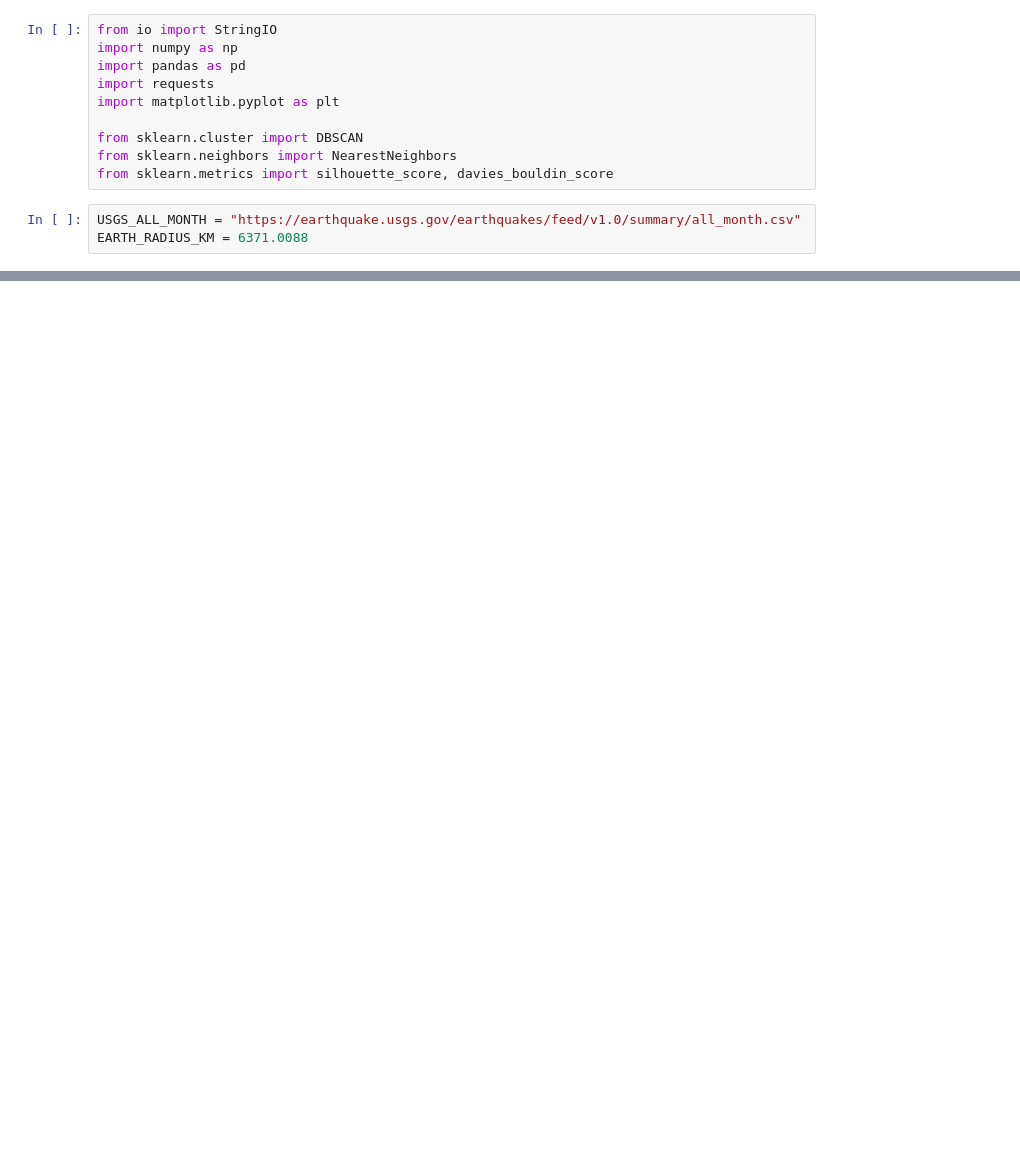
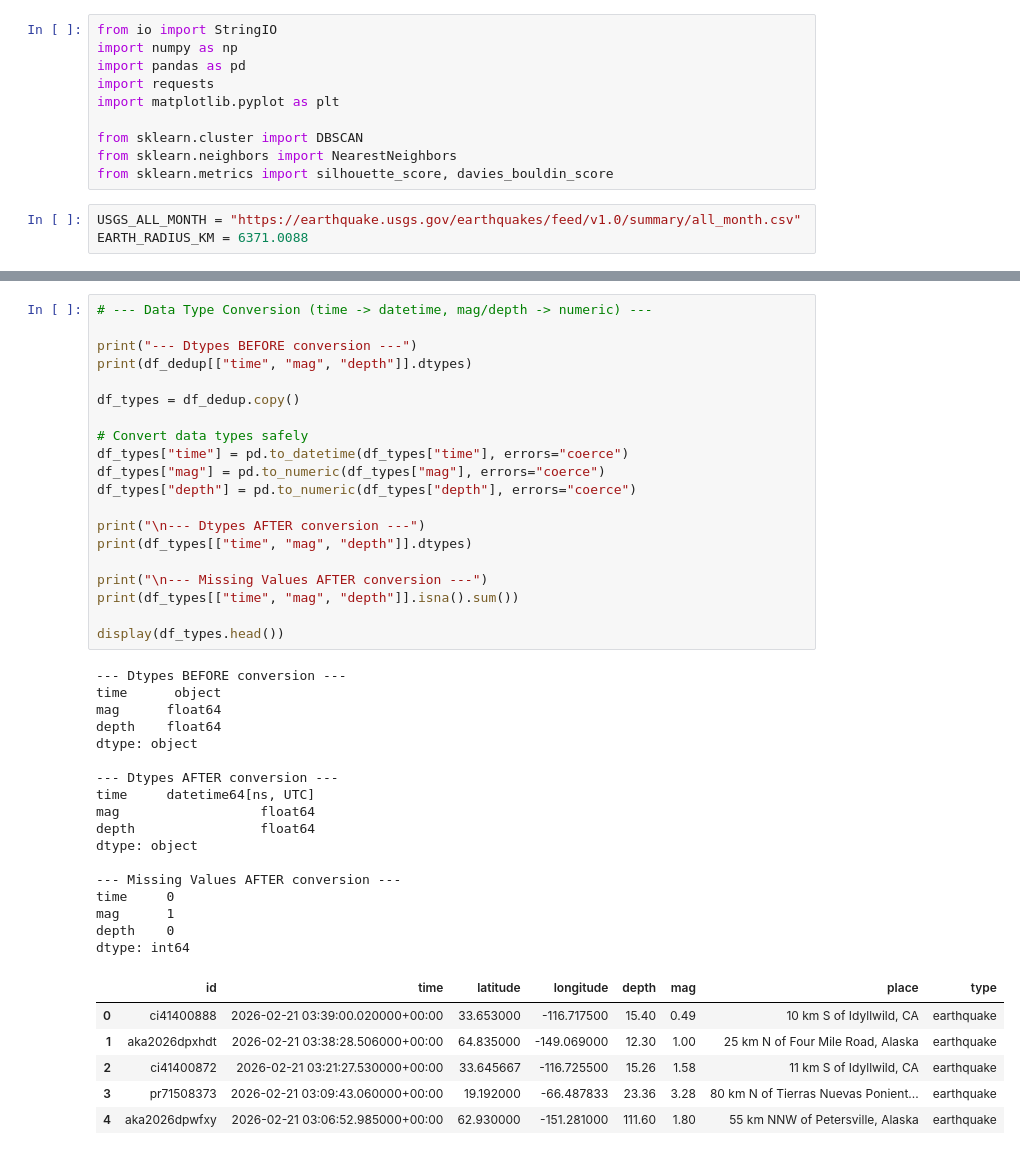
Before and after one commit to sandipbhandari1/AI-Course-Work, a Jupyter notebook: Earthquake.ipynb, the cells around one changed output, grey strips where cells are left out. Saved outputs shown, nothing was run; the diff lists cells and outputs as text; blank space fills up the shorter version.

```diff
--- a/Earthquake.ipynb
+++ b/Earthquake.ipynb
@@ -197,0 +240,44 @@ Removed rows: 0
+# %%
+# --- Data Type Conversion (time -> datetime, mag/depth -> numeric) ---
+
+print("--- Dtypes BEFORE conversion ---")
+print(df_dedup[["time", "mag", "depth"]].dtypes)
+
+df_types = df_dedup.copy()
+
+# Convert data types safely
+df_types["time"] = pd.to_datetime(df_types["time"], errors="coerce")
+df_types["mag"] = pd.to_numeric(df_types["mag"], errors="coerce")
+df_types["depth"] = pd.to_numeric(df_types["depth"], errors="coerce")
+
+print("\n--- Dtypes AFTER conversion ---")
+print(df_types[["time", "mag", "depth"]].dtypes)
+
+print("\n--- Missing Values AFTER conversion ---")
+print(df_types[["time", "mag", "depth"]].isna().sum())
+
+display(df_types.head())
+# %% [output]
+--- Dtypes BEFORE conversion ---
+time      object
+mag      float64
+depth    float64
+dtype: object
+
+--- Dtypes AFTER conversion ---
+time     datetime64[ns, UTC]
+mag                  float64
+depth                float64
+dtype: object
+
+--- Missing Values AFTER conversion ---
+time     0
+mag      1
+depth    0
+dtype: int64
+|  | id | time | latitude | longitude | depth | mag | place | type |
+| 0 | ci41400888 | 2026-02-21 03:39:00.020000+00:00 | 33.653000 | -116.717500 | 15.40 | 0.49 | 10 km S of Idyllwild, CA | earthquake |
+| 1 | aka2026dpxhdt | 2026-02-21 03:38:28.506000+00:00 | 64.835000 | -149.069000 | 12.30 | 1.00 | 25 km N of Four Mile Road, Alaska | earthquake |
+| 2 | ci41400872 | 2026-02-21 03:21:27.530000+00:00 | 33.645667 | -116.725500 | 15.26 | 1.58 | 11 km S of Idyllwild, CA | earthquake |
+| 3 | pr71508373 | 2026-02-21 03:09:43.060000+00:00 | 19.192000 | -66.487833 | 23.36 | 3.28 | 80 km N of Tierras Nuevas Ponient... | earthquake |
+| 4 | aka2026dpwfxy | 2026-02-21 03:06:52.985000+00:00 | 62.930000 | -151.281000 | 111.60 | 1.80 | 55 km NNW of Petersville, Alaska | earthquake |
```
Also changed, not shown: parts of 6 cells of this notebook, 1 other file.
